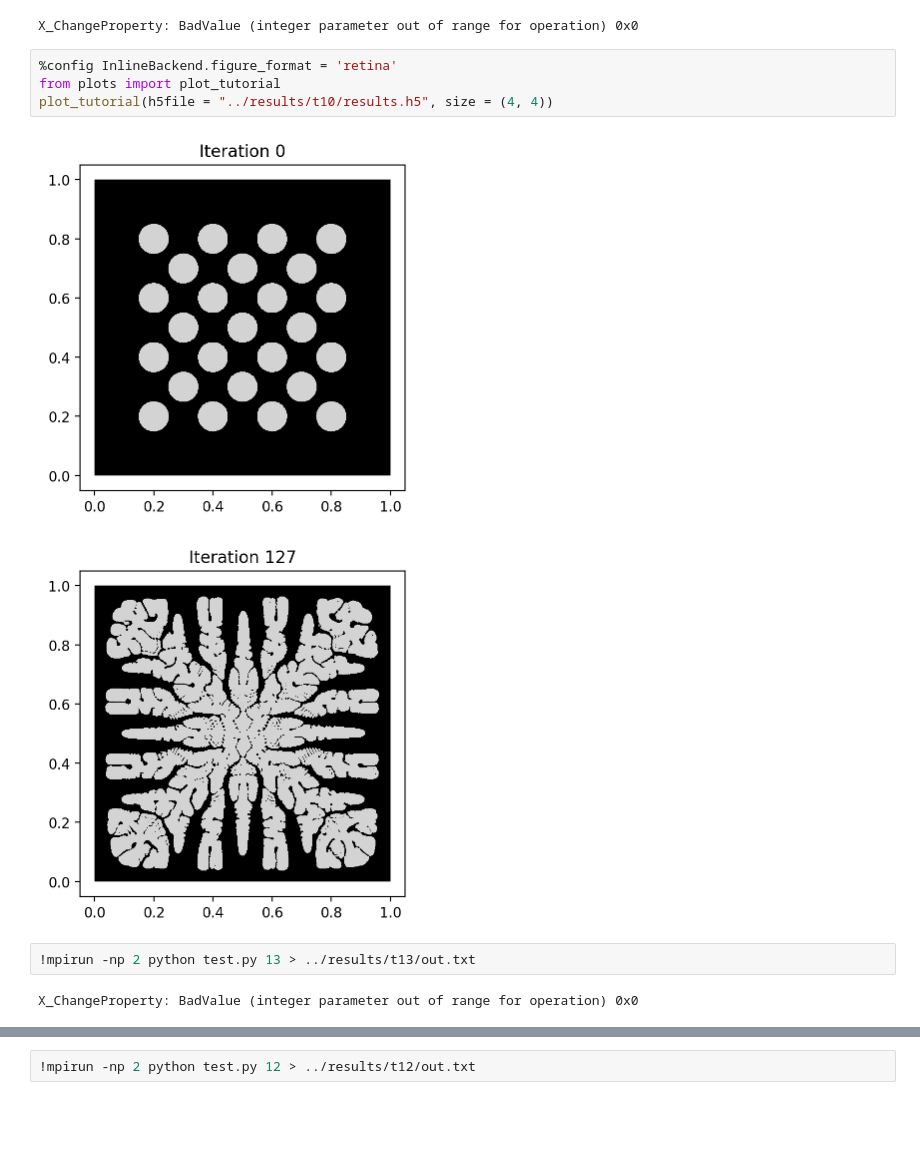
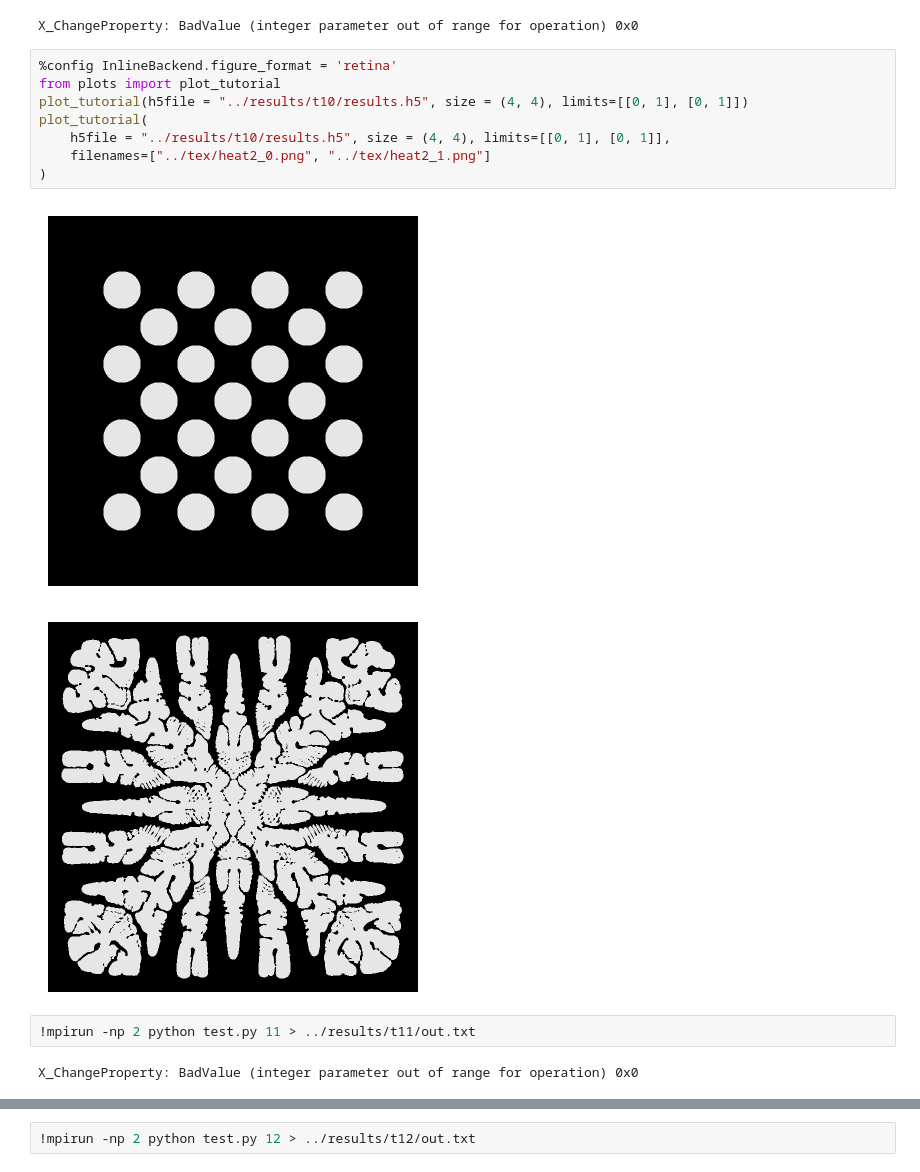
Before and after one commit to PhiFEM/phiFEM_FormOpt, a Jupyter notebook: code/Tutorial.ipynb, the cells around one changed output, grey strips where cells are left out. Saved outputs shown, nothing was run; the diff lists cells and outputs as text; blank space fills up the shorter version.

```diff
--- a/code/Tutorial.ipynb
+++ b/code/Tutorial.ipynb
@@ -580,12 +598,16 @@ X_ChangeProperty: BadValue (integer parameter out of range for operation) 0x0
 # %%
 %config InlineBackend.figure_format = 'retina'
 from plots import plot_tutorial
-plot_tutorial(h5file = "../results/t10/results.h5", size = (4, 4))
+plot_tutorial(h5file = "../results/t10/results.h5", size = (4, 4), limits=[[0, 1], [0, 1]])
+plot_tutorial(
+    h5file = "../results/t10/results.h5", size = (4, 4), limits=[[0, 1], [0, 1]],
+    filenames=["../tex/heat2_0.png", "../tex/heat2_1.png"]
+)
 # %% [output]
-[figure, old version]
+[figure, new version]
-[figure, old version]
+[figure, new version]
 # %%
-!mpirun -np 2 python test.py 13 > ../results/t13/out.txt
+!mpirun -np 2 python test.py 11 > ../results/t11/out.txt
 # %% [output]
 X_ChangeProperty: BadValue (integer parameter out of range for operation) 0x0
 # %%
```
Also changed, not shown: parts of 15 cells of this notebook, 44 other files.
